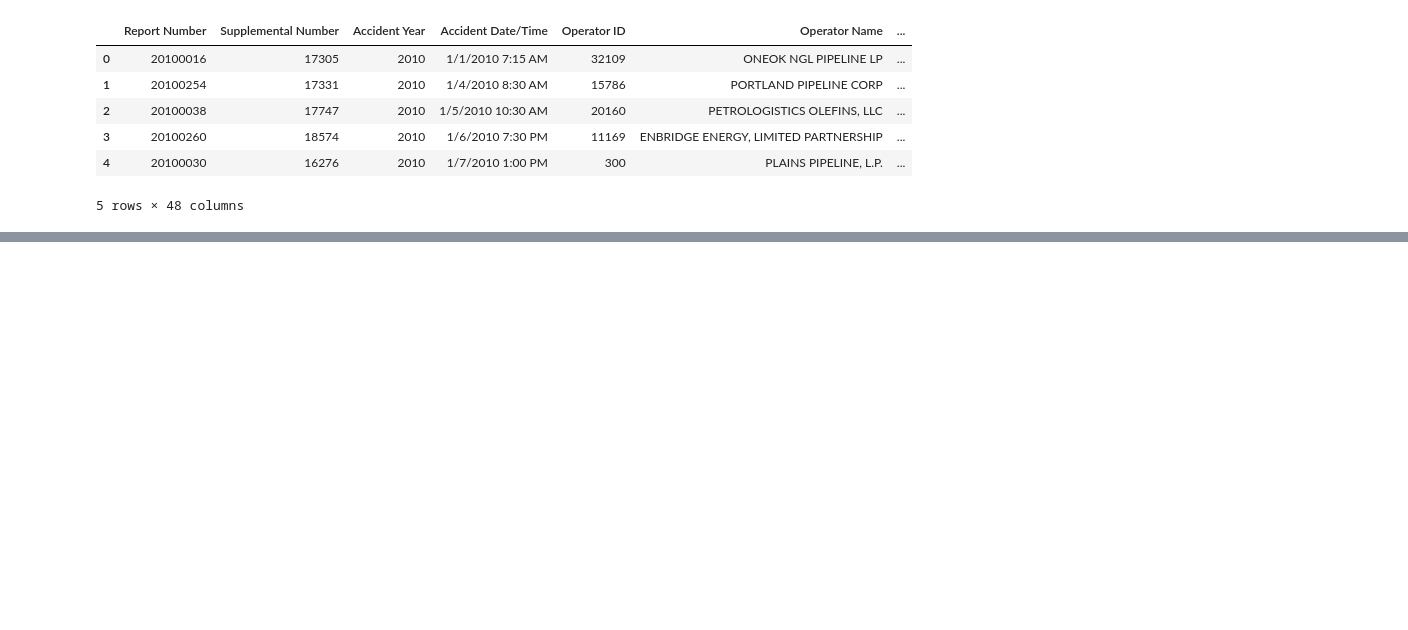
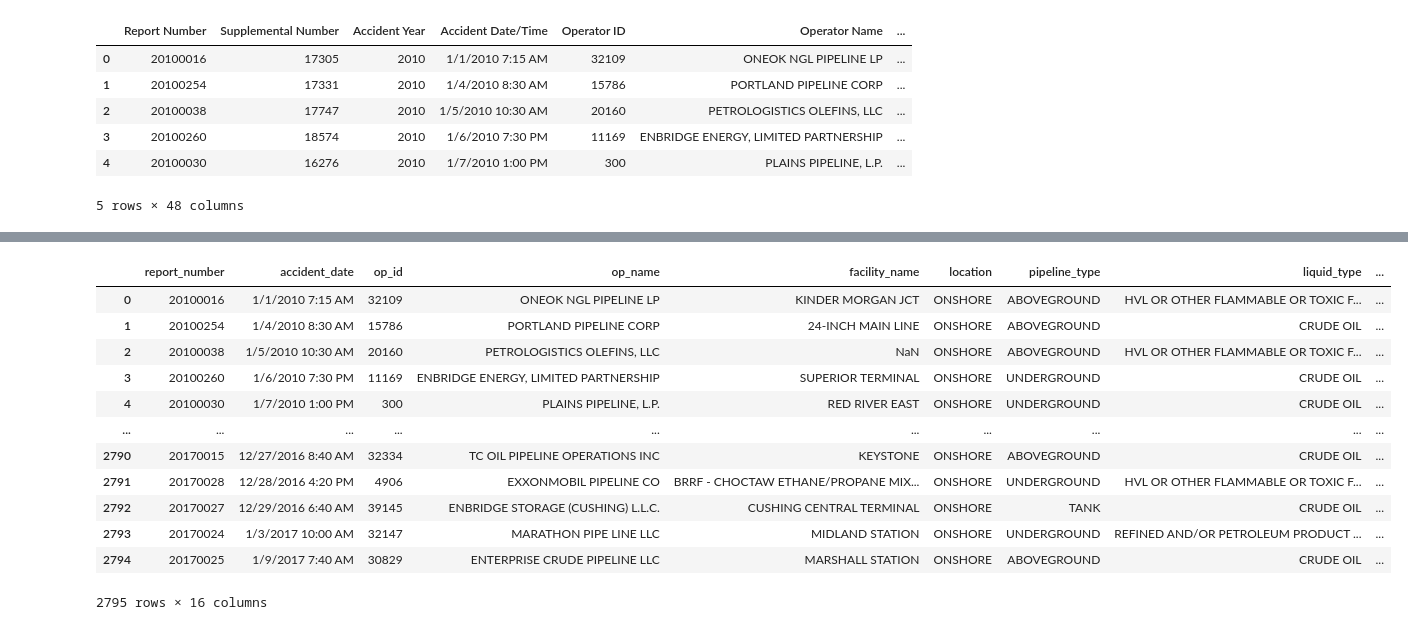
Before and after one commit to KirstieMcCown/ETL-Project, a Jupyter notebook: oil.ipynb, the cells around one changed output, grey strips where cells are left out. Cells and saved outputs as stored; diff of their text form; code cells hidden in the pictures; blank space fills up the shorter version.

```diff
--- a/oil.ipynb
+++ b/oil.ipynb
@@ -29,0 +98,7 @@ accidents_df.head()
+# %%
+# Remove any unnecessary columns from accidents df
+accidents_list = ['Report Number', 'Accident Date/Time', 'Operator ID', 'Operator Name','Pipeline/Facility Name', 'Pipeline Location', 'Pipeline Type', 'Liquid Type', 'Accident City','Accident County','Accident State', 'Cause Category', 'Cause Subcategory', 'Pipeline Shutdown', 'Shutdown Date/Time', 'Restart Date/Time']
+
+
+new_accidents_df = accidents_df[accidents_list].copy()
+new_accidents_df
@@ -29,0 +119,19 @@ accidents_df.head()
+# %%
+# Rename columns in accidents df
+new_accidents_df = new_accidents_df.rename(columns={'Report Number': 'report_number', 'Accident Date/Time' : 'accident_date', 'Operator ID' : 'op_id', 'Operator Name' : 'op_name','Pipeline/Facility Name' : 'facility_name', 'Pipeline Location' : 'location', 'Pipeline Type' : 'pipeline_type','Liquid Type' : 'liquid_type', 'Accident City' : 'city','Accident County': 'country','Accident State' : 'state', 'Cause Category' : 'cause_cat', 'Cause Subcategory' : 'cause_subcat', 'Pipeline Shutdown' : 'shutdown', 'Shutdown Date/Time' : "shut_date_time", 'Restart Date/Time' : 'restart_date_time'})
+
+new_accidents_df
+# %% [output]
+|  | report_number | accident_date | op_id | op_name | facility_name | location | pipeline_type | liquid_type | ... |
+| 0 | 20100016 | 1/1/2010 7:15 AM | 32109 | ONEOK NGL PIPELINE LP | KINDER MORGAN JCT | ONSHORE | ABOVEGROUND | HVL OR OTHER FLAMMABLE OR TOXIC F... | ... |
+| 1 | 20100254 | 1/4/2010 8:30 AM | 15786 | PORTLAND PIPELINE CORP | 24-INCH MAIN LINE | ONSHORE | ABOVEGROUND | CRUDE OIL | ... |
+| 2 | 20100038 | 1/5/2010 10:30 AM | 20160 | PETROLOGISTICS OLEFINS, LLC | NaN | ONSHORE | ABOVEGROUND | HVL OR OTHER FLAMMABLE OR TOXIC F... | ... |
+| 3 | 20100260 | 1/6/2010 7:30 PM | 11169 | ENBRIDGE ENERGY, LIMITED PARTNERSHIP | SUPERIOR TERMINAL | ONSHORE | UNDERGROUND | CRUDE OIL | ... |
+| 4 | 20100030 | 1/7/2010 1:00 PM | 300 | PLAINS PIPELINE, L.P. | RED RIVER EAST | ONSHORE | UNDERGROUND | CRUDE OIL | ... |
+| ... | ... | ... | ... | ... | ... | ... | ... | ... | ... |
+| 2790 | 20170015 | 12/27/2016 8:40 AM | 32334 | TC OIL PIPELINE OPERATIONS INC | KEYSTONE | ONSHORE | ABOVEGROUND | CRUDE OIL | ... |
+| 2791 | 20170028 | 12/28/2016 4:20 PM | 4906 | EXXONMOBIL PIPELINE CO | BRRF - CHOCTAW ETHANE/PROPANE MIX... | ONSHORE | UNDERGROUND | HVL OR OTHER FLAMMABLE OR TOXIC F... | ... |
+| 2792 | 20170027 | 12/29/2016 6:40 AM | 39145 | ENBRIDGE STORAGE (CUSHING) L.L.C. | CUSHING CENTRAL TERMINAL | ONSHORE | TANK | CRUDE OIL | ... |
+| 2793 | 20170024 | 1/3/2017 10:00 AM | 32147 | MARATHON PIPE LINE LLC | MIDLAND STATION | ONSHORE | UNDERGROUND | REFINED AND/OR PETROLEUM PRODUCT ... | ... |
+| 2794 | 20170025 | 1/9/2017 7:40 AM | 30829 | ENTERPRISE CRUDE PIPELINE LLC | MARSHALL STATION | ONSHORE | ABOVEGROUND | CRUDE OIL | ... |
+2795 rows × 16 columns
```
Also changed, not shown: parts of 15 cells of this notebook, 1 other file.
